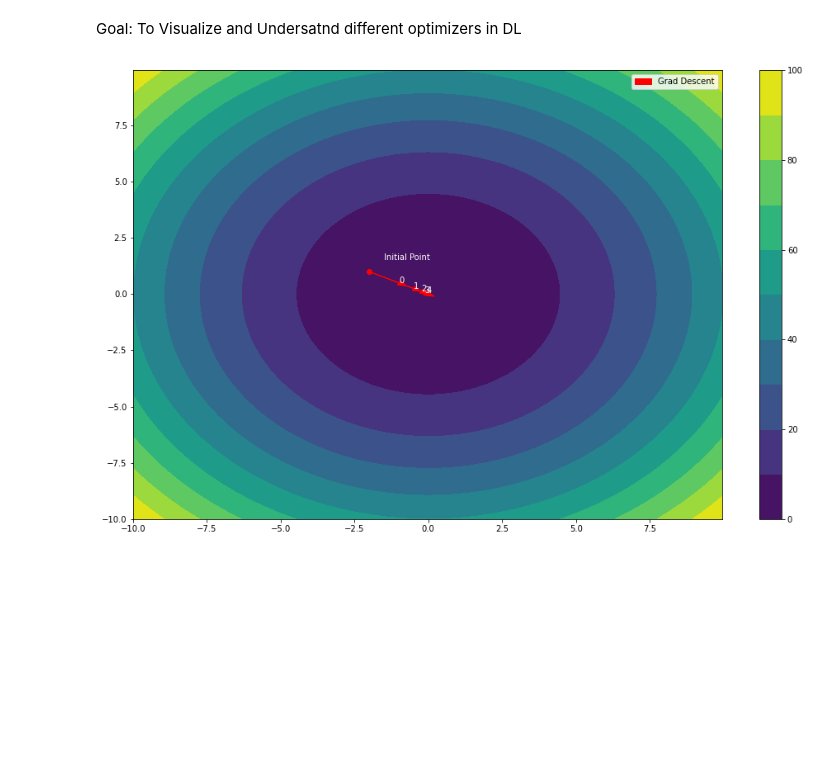
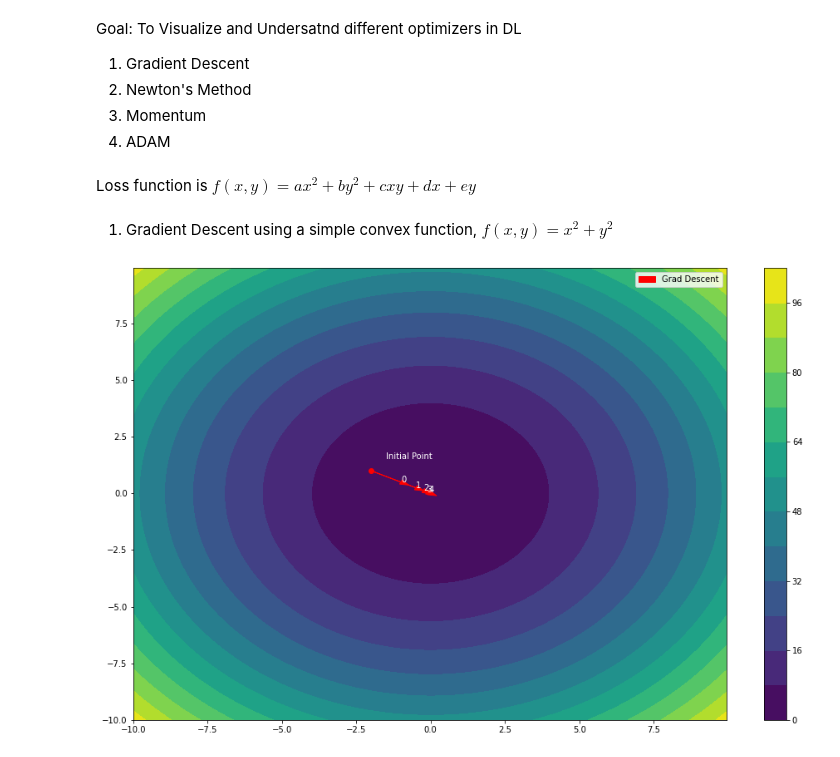
Before and after one commit to mayuriupadhyaya/DL_Learnings, a Jupyter notebook: DL_lab2.ipynb, the cells around one changed output. Saved outputs shown, nothing was run; the diff lists cells and outputs as text; code cells hidden in the pictures; blank space fills up the shorter version.

```diff
--- a/DL_lab2.ipynb
+++ b/DL_lab2.ipynb
@@ -2,6 +2,11 @@
 <a href="https://colab.research.google.com/github/Mayuri103120/DL_Learnings/blob/main/DL_lab2.ipynb" target="_parent"><img src="https://colab.research.google.com/assets/colab-badge.svg" alt="Open In Colab"/></a>
 # %% [markdown]
 Goal: To Visualize and Undersatnd different optimizers in DL
+
+1. Gradient Descent
+2. Newton's Method
+3. Momentum
+4. ADAM
 # %%
 import numpy as np
 import matplotlib.pyplot as plt
@@ -10,6 +15,8 @@ from matplotlib import cm
 import torch
 
 %matplotlib inline
+# %% [markdown]
+Loss function is $f(x,y) = ax^2 + by^2 + cxy + dx +ey$
 # %%
 class QuadFunc:
   def __init__(self,a, b, c, d, e):
@@ -105,12 +119,14 @@ def showPath(func, init, paths, labels, colors,levels):
   for col in colors:
     legends.append(mpatches.Patch(color=col))
   ax.legend(legends,labels)
+# %% [markdown]
+1. Gradient Descent using a simple convex function, $f(x,y) = x^2 + y^2$
 # %%
-f = QuadFunc(a= 1.0, b=1.0, c=0., d=0., e=0.)
-init = torch.tensor([-2.0,1.0])
-regGD = GradientDescent(lr = 0.5, b1=0, b2=0)
+f = QuadFunc(a= 1.0, b=1.0, c=0., d=0., e=0.) #instantiate quad function class
+init = torch.tensor([-2.0,1.0]) #Starting points
+regGD = GradientDescent(lr = 0.5, b1=0, b2=0) #instantiate gradient descent class, turned off momentum and ADAM
 steps = 5
 path = runOptim(init, regGD, f, steps)
-showPath(f, init, [path], ['Grad Descent'], ['r'], levels=10)
+showPath(f, init, [path], ['Grad Descent'], ['r'], levels=15)
 # %% [output]
-[figure, old version]
+[figure, new version]
```
Also changed, not shown: parts of 11 cells of this notebook.
